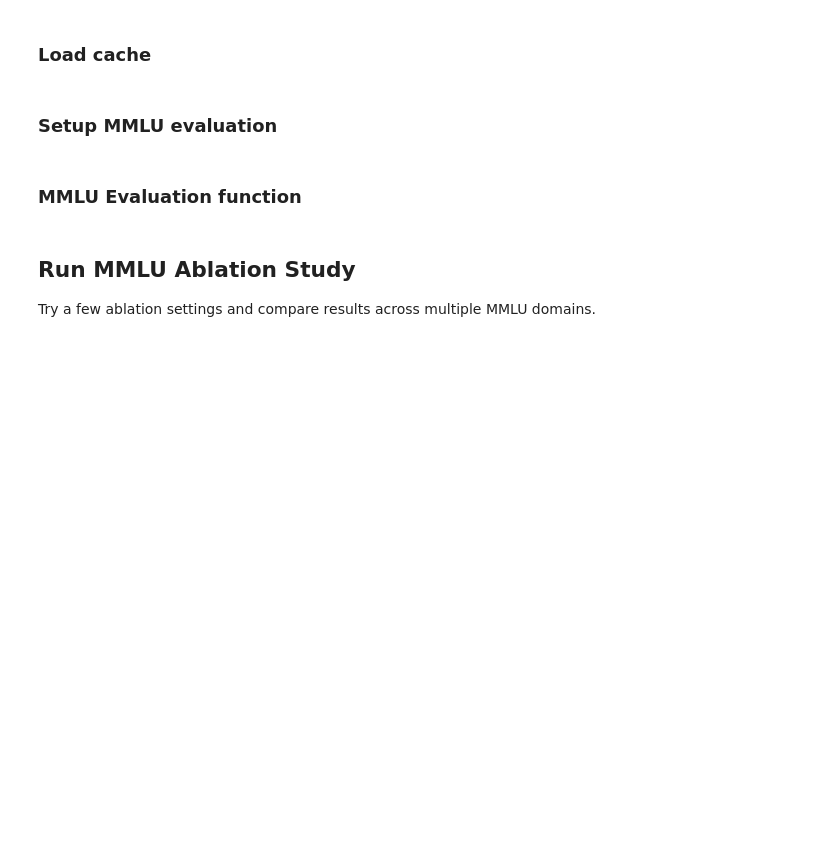
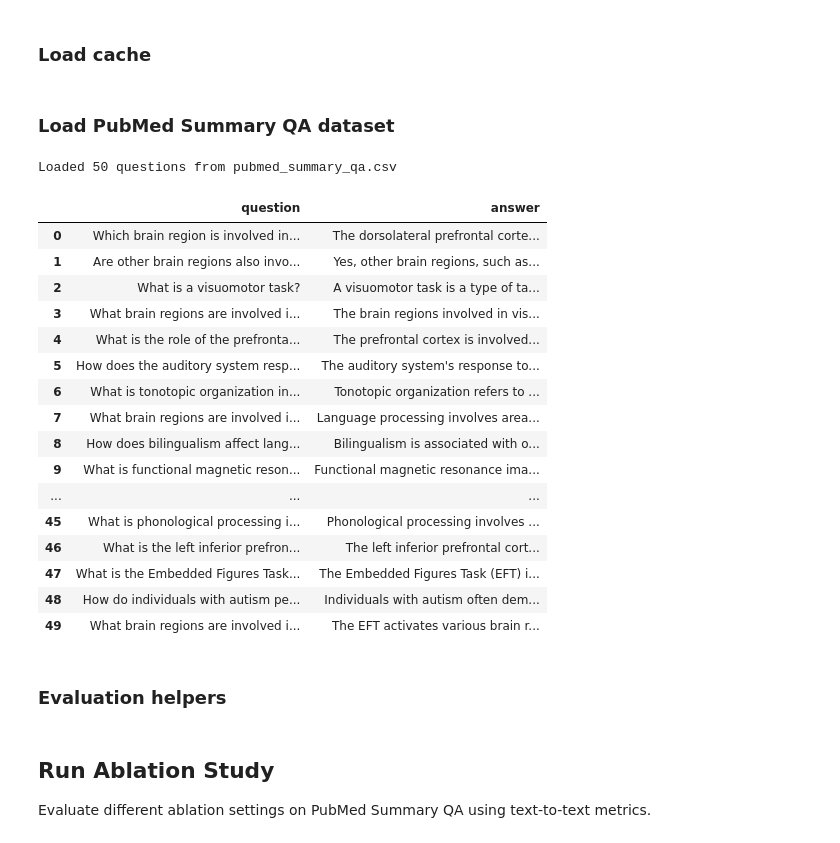
Before and after one commit to Biomed-imaging-lab/NeuroRAG, a Jupyter notebook: notebooks/neurorag-ablation.ipynb, the cells around one changed output. Cells and saved outputs as stored; diff of their text form; code cells hidden in the pictures; blank space fills up the shorter version.

```diff
--- a/notebooks/neurorag-ablation.ipynb
+++ b/notebooks/neurorag-ablation.ipynb
@@ -190,5 +195,3 @@ try:
     cache = json.load(file)
 except FileNotFoundError:
   cache = {}
-# %% [markdown]
-### Setup MMLU evaluation
@@ -239,5 +198,36 @@ letter_to_number = {'a': 0, 'b': 1, 'c': 2, 'd': 3}
+# %% [markdown]
+### Load PubMed Summary QA dataset
+# %%
+NUM_QUESTIONS = 50
+ANSWER_STYLE = 'Answer in 2-3 sentences (30-50 words). Use plain, accessible language like a medical textbook — avoid technical jargon and specific brain region names unless the question asks for them. Explain the concept clearly, as in a PubMed summary.'
+
+mediqa_df = pd.read_csv('../datasets/pubmed_summary_qa.csv')[:NUM_QUESTIONS]
+questions = list(mediqa_df['question'].tolist())
+expected_answers = list(mediqa_df['answer'].tolist())
+
+print(f'Loaded {len(questions)} questions from pubmed_summary_qa.csv')
+mediqa_df
+# %% [output]
+Loaded 50 questions from pubmed_summary_qa.csv
+|  | question | answer |
+| 0 | Which brain region is involved in... | The dorsolateral prefrontal corte... |
+| 1 | Are other brain regions also invo... | Yes, other brain regions, such as... |
+| 2 | What is a visuomotor task? | A visuomotor task is a type of ta... |
+| 3 | What brain regions are involved i... | The brain regions involved in vis... |
+| 4 | What is the role of the prefronta... | The prefrontal cortex is involved... |
+| 5 | How does the auditory system resp... | The auditory system's response to... |
+| 6 | What is tonotopic organization in... | Tonotopic organization refers to ... |
+| 7 | What brain regions are involved i... | Language processing involves area... |
+| 8 | How does bilingualism affect lang... | Bilingualism is associated with o... |
+| 9 | What is functional magnetic reson... | Functional magnetic resonance ima... |
+| ... | ... | ... |
+| 45 | What is phonological processing i... | Phonological processing involves ... |
+| 46 | What is the left inferior prefron... | The left inferior prefrontal cort... |
+| 47 | What is the Embedded Figures Task... | The Embedded Figures Task (EFT) i... |
+| 48 | How do individuals with autism pe... | Individuals with autism often dem... |
+| 49 | What brain regions are involved i... | The EFT activates various brain r... |
 # %% [markdown]
-### MMLU Evaluation function
+### Evaluation helpers
 # %%
 import time
 
@@ -312,3 +243,0 @@ def eval_rag_mmlu(app, experiment_name, mmlu_subset: str) -> float:
-# %% [markdown]
-## Run MMLU Ablation Study
-Try a few ablation settings and compare results across multiple MMLU domains.
@@ -315 +288,4 @@ Try a few ablation settings and compare results across multiple MMLU domains.
+# %% [markdown]
+## Run Ablation Study
+Evaluate different ablation settings on PubMed Summary QA using text-to-text metrics.
 # %%
```
Also changed, not shown: parts of 14 cells of this notebook, 5 other files.
